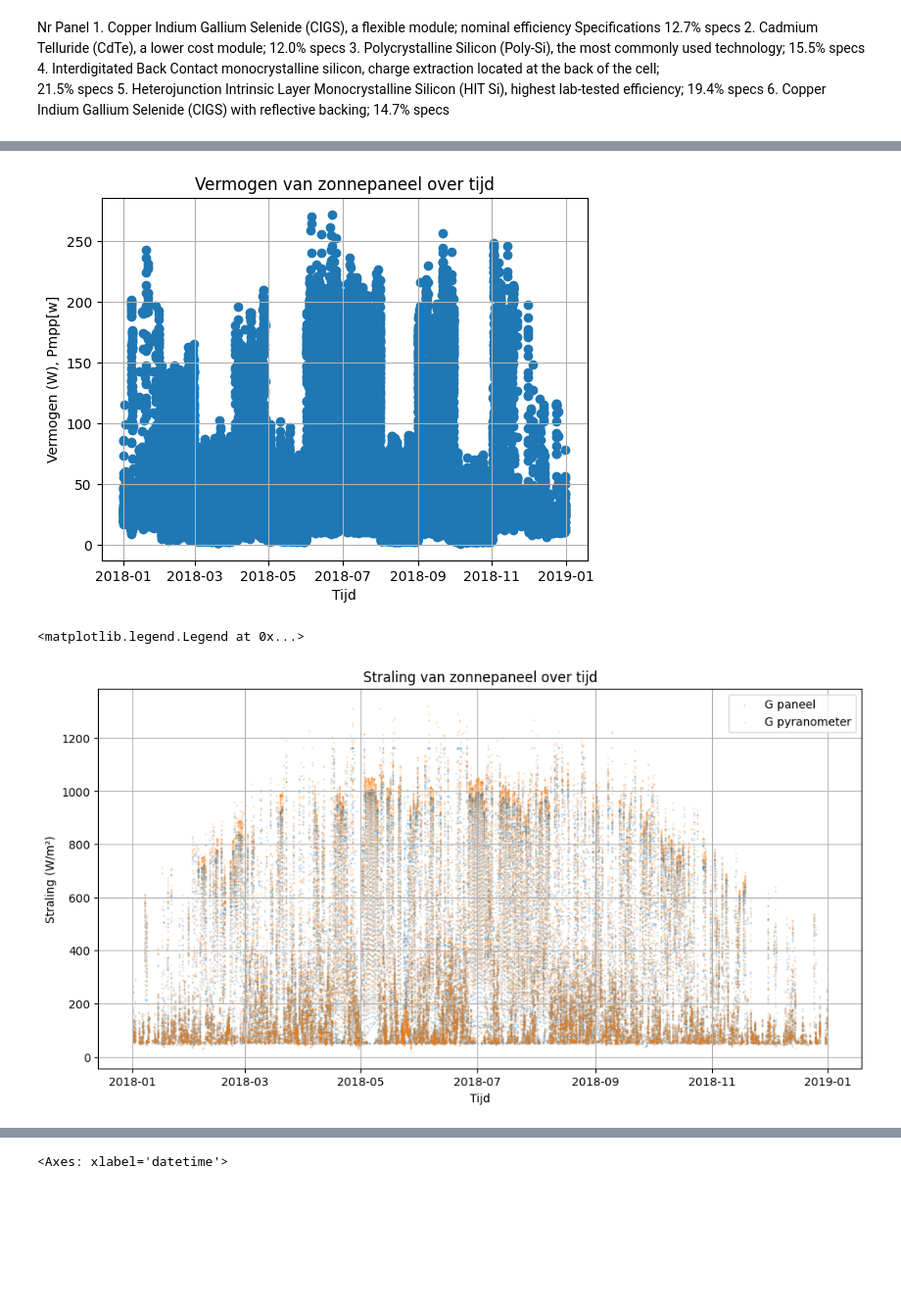
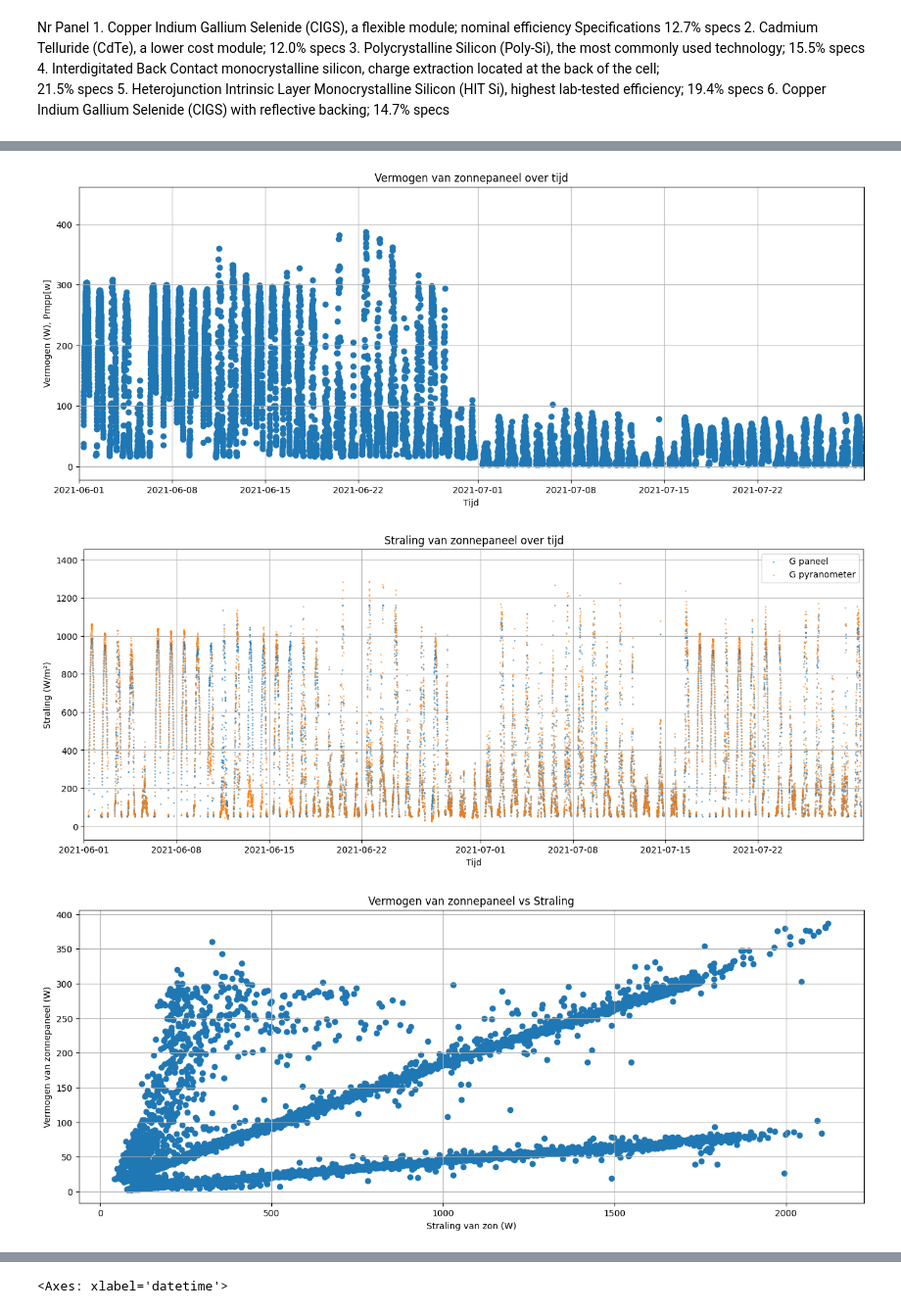
Before and after one commit to Qrax/PV-Systems-Data, a Jupyter notebook: Simulaties_met_amolf_data.ipynb, the cells around one changed output, grey strips where cells are left out. Shown at 98% size. Saved outputs shown, nothing was run; the diff lists cells and outputs as text; code cells hidden in the pictures; blank space fills up the shorter version.

```diff
--- a/Simulaties_met_amolf_data.ipynb
+++ b/Simulaties_met_amolf_data.ipynb
@@ -175,7 +177,7 @@ if __name__ == "__main__":
     base_path_bono = "../../school/4e jaar/PV systems modeling and analysis/Data/data_folder"
 
     # Specify months and sources to include
-    selected_months = get_selected_months(years=[2018], months=[1,2,3,4,5,6,7,8,9,10,11,12])
+    selected_months = get_selected_months(years=[2021,2022], months=[1,2,3,4,5,6,7,8,9,10,11,12])
     selected_csvs = ["SolarFieldData"]
 
     # Load and synchronize data
@@ -314,26 +316,47 @@ synced_df
 # Observed Efficiency_1 (Solarpanel parameters),
 # Year,Month,Day,Weekday,Time
 # %%
+begin = pd.Timestamp('2021-06-1')
+end = pd.Timestamp('2021-07-30')
+
 import matplotlib.pyplot as plt
+plt.figure(figsize=(16, 6))
 plt.scatter(synced_df.index, synced_df['Pmpp[W]_3 (Solarpanel parameters)'])
 plt.xlabel('Tijd')
 plt.ylabel('Vermogen (W), Pmpp[w]')
 plt.title('Vermogen van zonnepaneel over tijd')
+plt.xlim(begin,end)
 plt.grid()
 
 plt.show()
-plt.figure(figsize=(12, 6))
-plt.scatter(synced_df.index, synced_df['G[W/mï½²]_3 (Solarpanel parameters)'],alpha=0.5,s=0.1,label='G paneel')
-plt.scatter(synced_df.index, synced_df['G_pyranometer[W/mï½²]_3 (Solarpanel parameters)'],alpha=0.5,s=0.1, label='G pyranometer')
+plt.figure(figsize=(16, 6))
+#plt.scatter(synced_df.index, synced_df['Pmpp[W]_3 (Solarpanel parameters)'],alpha=0.5,s=0.1)
+plt.scatter(synced_df.index, synced_df['G[W/mï½²]_3 (Solarpanel parameters)'],alpha=0.5,s=1,label='G paneel')
+plt.scatter(synced_df.index, synced_df['G_pyranometer[W/mï½²]_3 (Solarpanel parameters)'],alpha=0.5,s=1, label='G pyranometer')
 plt.xlabel('Tijd')
 plt.ylabel('Straling (W/m²)')
 plt.title('Straling van zonnepaneel over tijd')
+plt.xlim(begin,end )
 plt.grid()
 plt.legend()
+plt.show()
+
+begin_rendement = begin #pd.Timestamp('2021-05-1')
+end_rendement = end #pd.Timestamp('2021-06-30')
+
+maandenchecken = synced_df.loc[begin_rendement:end_rendement].copy()
+
+plt.figure(figsize=(16, 6))
+plt.scatter(maandenchecken['G_pyranometer[W/mï½²]_3 (Solarpanel parameters)']*1.65,maandenchecken['Pmpp[W]_3 (Solarpanel parameters)'])
+plt.xlabel('Straling van zon (W)')
+plt.ylabel('Vermogen van zonnepaneel (W)')
+plt.title('Vermogen van zonnepaneel vs Straling')
+plt.grid()
+plt.show()
 # %% [output]
-[figure, old version]
+[figure, new version]
-<matplotlib.legend.Legend at 0x...>
-[figure, old version]
+[figure, new version]
+[figure, added]
 # %%
 import pvlib
 
```
Also changed, not shown: parts of 8 cells of this notebook.
